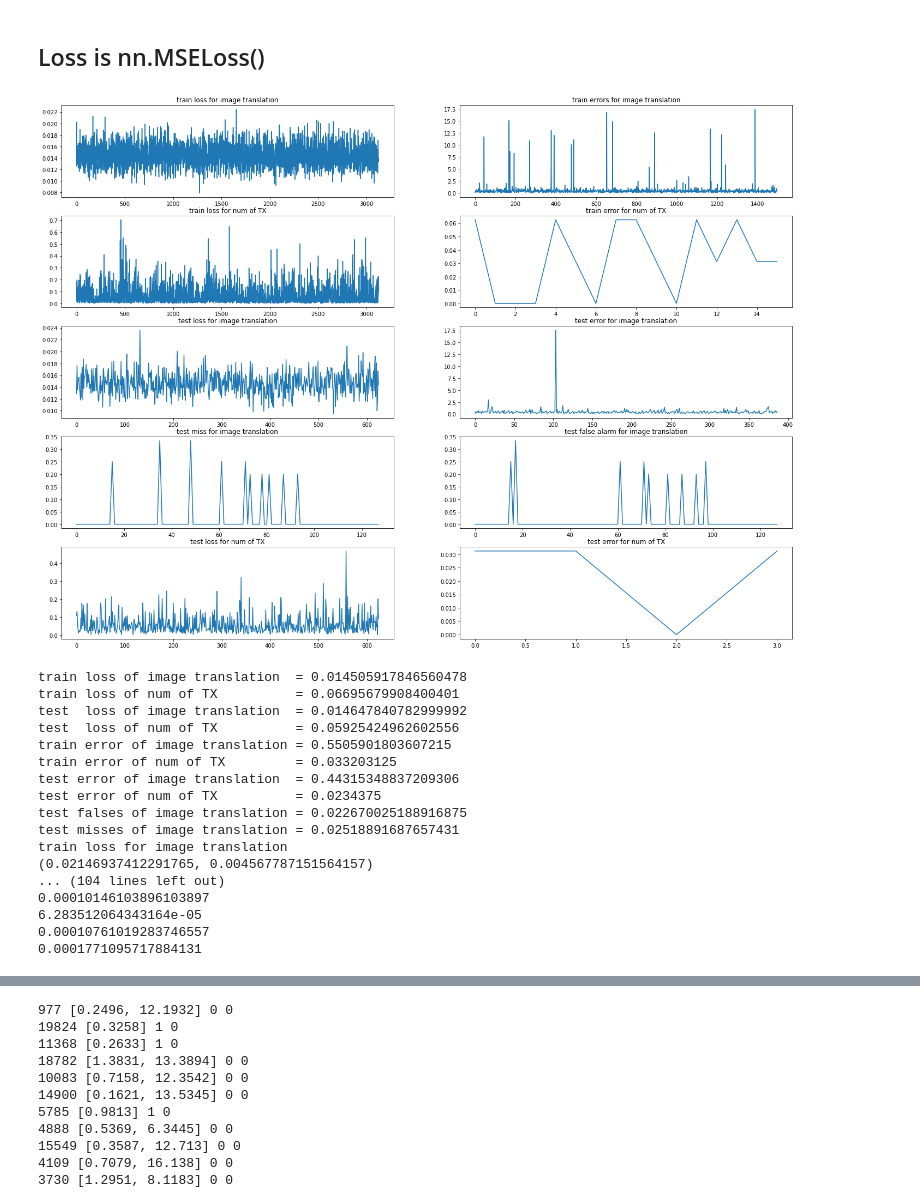
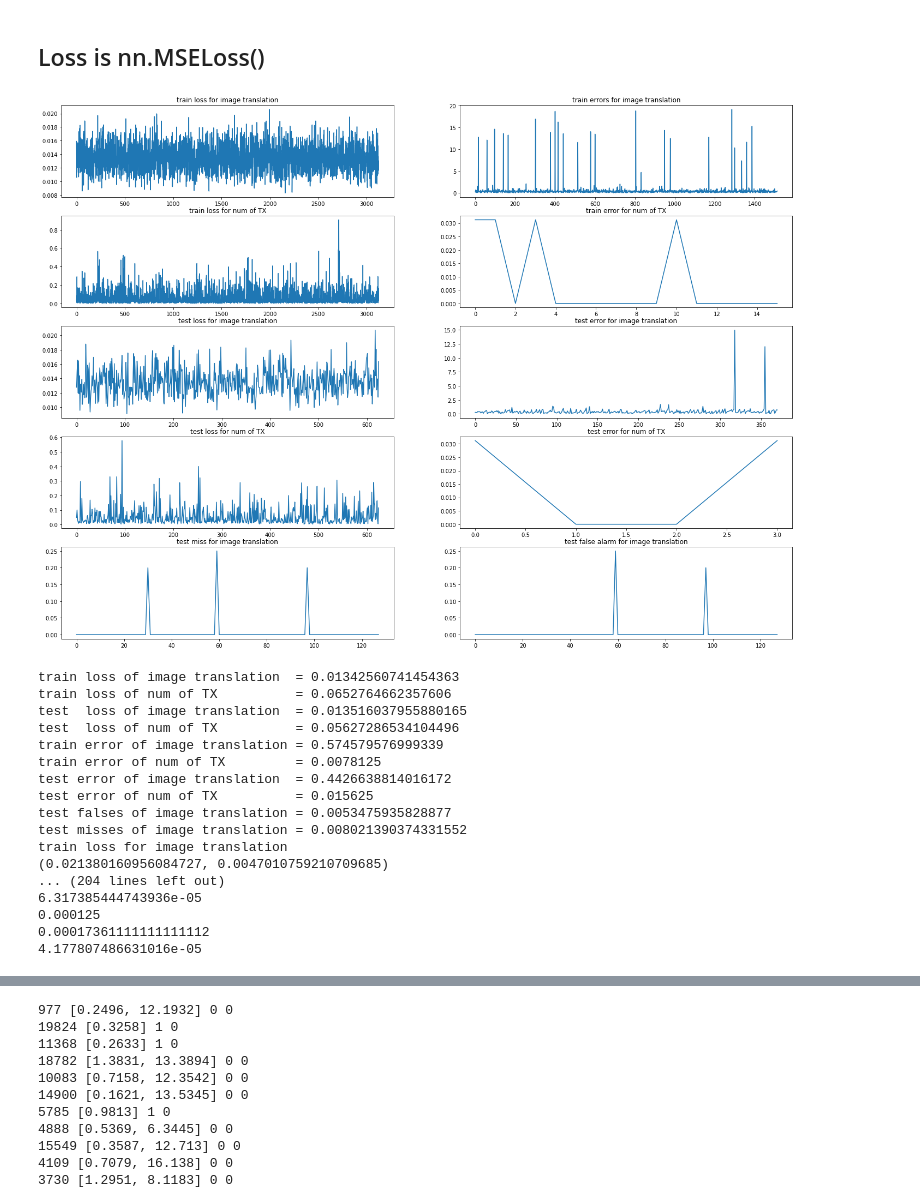
Before and after one commit to caitaozhan/deeplearning-localization, a Jupyter notebook: CNN-translation-multi-rand-dist-upbound.ipynb, the cells around one changed output, grey strips where cells are left out. Drawn from its saved outputs; the diff is of its cells as text; code cells hidden in the pictures.

Commit message:
update, correct the errors with the right threshold

```diff
--- a/CNN-translation-multi-rand-dist-upbound.ipynb
+++ b/CNN-translation-multi-rand-dist-upbound.ipynb
@@ -65,7 +65,7 @@ class Metrics:
     '''Evaluation metrics
     '''
     @staticmethod
-    def localization_error_image_continuous(pred_batch, pred_ntx, truth_batch, index, grid_len, peak_threshold=0.1, debug=False):
+    def localization_error_image_continuous(pred_batch, pred_ntx, truth_batch, index, grid_len, peak_threshold, debug=False):
         '''Continuous -- for single TX
            euclidian error when modeling the output representation is a matrix (image)
            both pred and truth are batches, typically a batch of 32
@@ -454,6 +454,12 @@ def plot_epoch_stats(train_losses1, train_losses2, train_errors1, train_errors2,
 # %%time
 # image translation problem
 device     = torch.device('cuda')
+
+
+path1 = 'model/model1-11.10.pt'
+path2 = 'model/model2-11.10.pt'
+model1_minloss = 1000
+model2_minloss = 1000
 
 max_ntx = 10
 model1 = NetTranslation4()
@@ -468,7 +474,7 @@ model2     = model2.to(device)
 optimizer2 = optim.Adam(model2.parameters(), lr=0.001)
 cross_entro_loss = nn.CrossEntropyLoss()
 
-num_epochs = 10
+num_epochs = 20
 train_losses1_epoch, train_losses2_epoch = [], []
 train_errors1_epoch, train_errors2_epoch = [], []
 test_losses1_epoch,  test_losses2_epoch  = [], []
@@ -520,7 +526,7 @@ for epoch in range(num_epochs):
         _, pred_ntx = pred_ntx.data.cpu().max(1)
         pred_ntx = (pred_ntx+1).numpy()    # class 0 means 1 TX, class 1 means 2 TX etc...
         if t % error_every == 0:
-            errors, misses, falses = Metrics.localization_error_image_continuous(pred_matrix, pred_ntx, y_float, indx, Default.grid_length)
+            errors, misses, falses = Metrics.localization_error_image_continuous(pred_matrix, pred_ntx, y_float, indx, Default.grid_length, 1)
             train_errors1.extend(errors)
             ntx_correct = (pred_ntx == y_num2).sum()
             total = len(pred_ntx)
@@ -553,7 +559,7 @@ for epoch in range(num_epochs):
         _, pred_ntx = pred_ntx.data.cpu().max(1)
         pred_ntx = (pred_ntx+1).numpy()    # class 0 means 1 TX, class 1 means 2 TX etc...
         if t % error_every == 0:
-            errors, misses, falses = Metrics.localization_error_image_continuous(pred_matrix, pred_ntx, y_float, indx, Default.grid_length)
+            errors, misses, falses = Metrics.localization_error_image_continuous(pred_matrix, pred_ntx, y_float, indx, Default.grid_length, 1)
             test_errors1.extend(errors)
             test_misses1.extend(misses)
             test_falses1.extend(falses)
@@ -561,56 +567,64 @@ for epoch in range(num_epochs):
             ntx_correct = (pred_ntx == y_num2).sum()
             total = len(pred_ntx)
             test_errors2.append(1 - ntx_correct*1.0/total)
+
+    if np.mean(test_losses1) < model1_minloss:
+        torch.save(model1.state_dict(), path1)
+        model1_minloss = np.mean(test_losses1)
+    if np.mean(test_losses2) < model2_minloss:
+        torch.save(model2.state_dict(), path2)
+        model2_minloss = np.mean(test_losses2)
+
     plot_epoch_stats(train_losses1, train_losses2, train_errors1, train_errors2, test_losses1, test_losses2, test_errors1, test_errors2, test_misses1, test_falses1, test_num_tx)
 
 print('train loss for image translation')
 for loss in train_losses1_epoch:
     print(loss)
 print('train loss for num of TX')
 for loss in train_losses2_epoch:
     print(loss)
 print('train error for image translation')
 for error in train_errors1_epoch:
     print(error)
 print('train error for num of TX')
 for error in train_errors2_epoch:
     print(error)
 print('test loss for image translation')
 for loss in test_losses1_epoch:
     print(loss)
 print('test loss for num of TX')
 for loss in test_losses2_epoch:
     print(loss)
 print('test error for image translation')
 for error in test_errors1_epoch:
     print(error)
 print('test error for num of TX')
 for error in test_errors2_epoch:
     print(error)
 print('test misses for image translation')
 for miss in test_misses1_epoch:
     print(miss)
 print('test falses for image translation')
 for false in test_falses1_epoch:
     print(false)
 # %% [output]
-[figure, old version]
+[figure, new version]
-train loss of image translation  = 0.014505917846560478
-train loss of num of TX          = 0.06695679908400401
-test  loss of image translation  = 0.014647840782999992
-test  loss of num of TX          = 0.05925424962602556
-train error of image translation = 0.5505901803607215
-train error of num of TX         = 0.033203125
-test error of image translation  = 0.44315348837209306
-test error of num of TX          = 0.0234375
-test falses of image translation = 0.022670025188916875
-test misses of image translation = 0.02518891687657431
+train loss of image translation  = 0.01342560741454363
+train loss of num of TX          = 0.0652764662357606
+test  loss of image translation  = 0.013516037955880165
+test  loss of num of TX          = 0.05627286534104496
+train error of image translation = 0.574579576999339
+train error of num of TX         = 0.0078125
+test error of image translation  = 0.4426638814016172
+test error of num of TX          = 0.015625
+test falses of image translation = 0.0053475935828877
+test misses of image translation = 0.008021390374331552
 train loss for image translation
-(0.02146937412291765, 0.004567787151564157)
-... (104 lines left out)
-0.00010146103896103897
-6.283512064343164e-05
-0.00010761019283746557
-0.0001771095717884131
+(0.021380160956084727, 0.0047010759210709685)
+... (204 lines left out)
+6.317385444743936e-05
+0.000125
+0.00017361111111111112
+4.177807486631016e-05
 # %%
 # evaluation for all test samples
```
Also changed, not shown: parts of 5 cells of this notebook, 3 other files.
